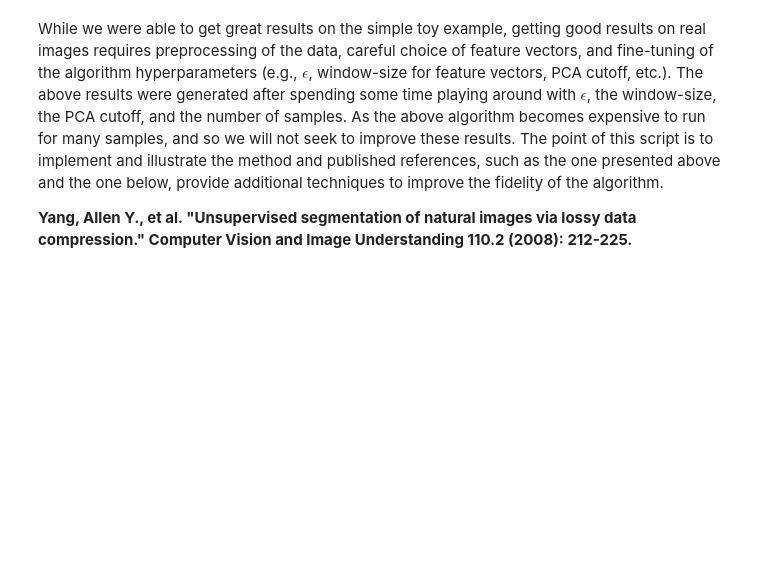
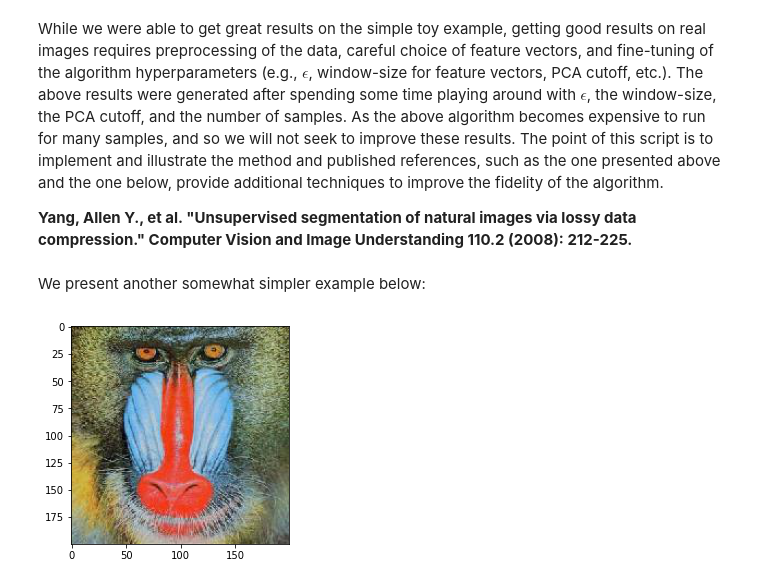
Before and after one commit to ashegde/HighDimDataAnalysisExamples, a Jupyter notebook: HighDimDataAnalysis/ImageSegmentationViaLossyCoding/SegmentationViaRateReduction.ipynb, the cells around one changed output. Cells and saved outputs as stored; diff of their text form; code cells hidden in the pictures; blank space fills up the shorter version.

Commit message:
added mandrill

```diff
--- a/HighDimDataAnalysis/ImageSegmentationViaLossyCoding/SegmentationViaRateReduction.ipynb
+++ b/HighDimDataAnalysis/ImageSegmentationViaLossyCoding/SegmentationViaRateReduction.ipynb
@@ -377,3 +350,18 @@ plt.show()
 While we were able to get great results on the simple toy example, getting good results on real images requires preprocessing of the data, careful choice of feature vectors, and fine-tuning of the algorithm hyperparameters (e.g., $\epsilon$, window-size for feature vectors, PCA cutoff, etc.). The above results were generated after spending some time playing around with $\epsilon$, the window-size, the PCA cutoff, and the number of samples. As the above algorithm becomes expensive to run for many samples, and so we will not seek to improve these results. The point of this script is to implement and illustrate the method and published references, such as the one presented above and the one below, provide additional techniques to improve the fidelity of the algorithm.
 
 __Yang, Allen Y., et al. "Unsupervised segmentation of natural images via lossy data compression." Computer Vision and Image Understanding 110.2 (2008): 212-225.__
+# %% [markdown]
+We present another somewhat simpler example below:
+# %%
+#loading the new image
+from matplotlib import image
+
+im = image.imread('mandrill.jpg') / 255
+nrows = im.shape[0]
+ncols = im.shape[1]
+nchannel = im.shape[2]
+
+plt.imshow(im)
+plt.show()
+# %% [output]
+[figure, added]
```
Also changed, not shown: parts of 15 cells of this notebook, 1 other file.
